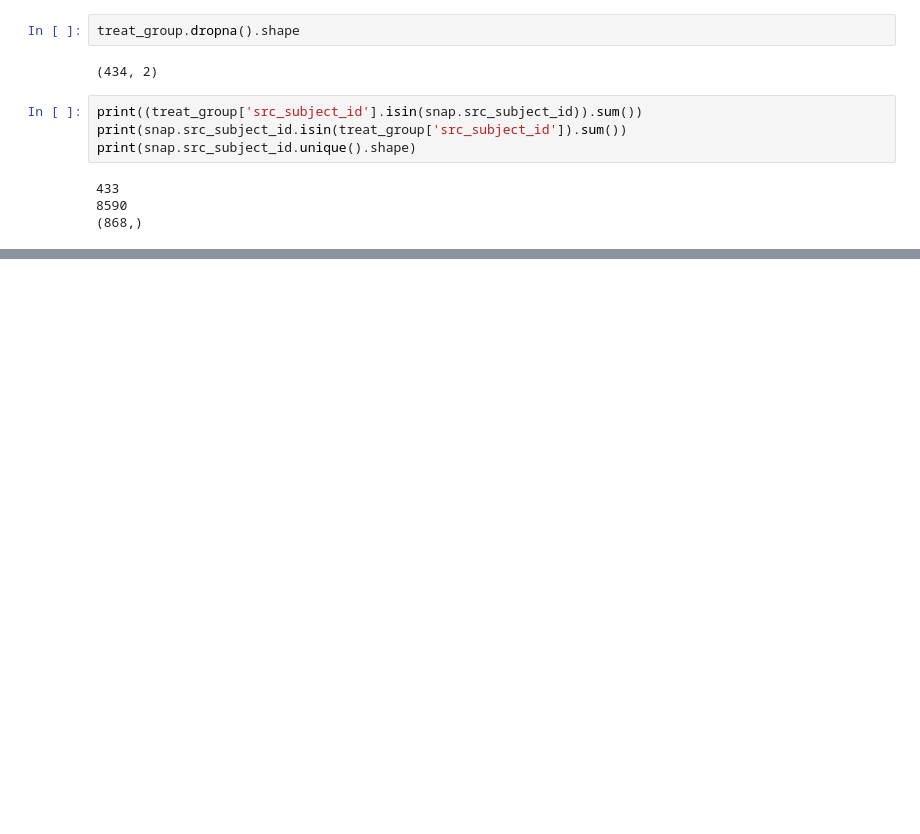
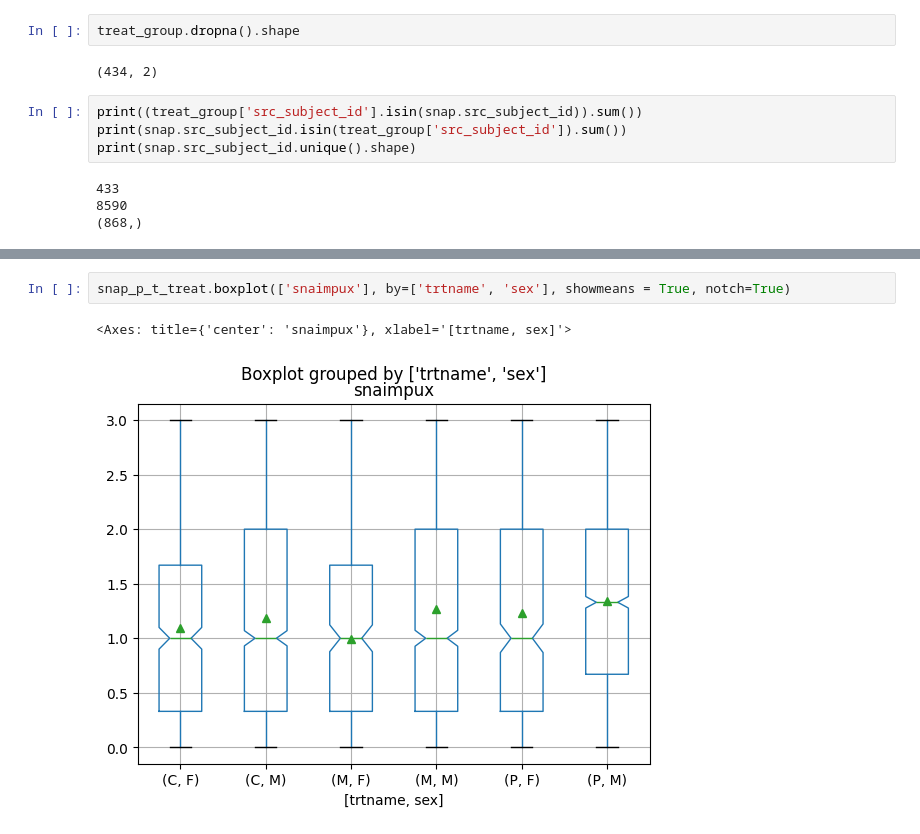
Before and after one commit to ALINA991/ADHD_fMRI, a Jupyter notebook: MTA/14_months_RR.ipynb, the cells around one changed output, grey strips where cells are left out. Saved outputs shown, nothing was run; the diff lists cells and outputs as text; blank space fills up the shorter version.

```diff
--- a/MTA/14_months_RR.ipynb
+++ b/MTA/14_months_RR.ipynb
@@ -700,0 +747,5 @@ rp.summary_cont(snap_p_t_treat.groupby('trtname')['snainatx'])
+# %%
+snap_p_t_treat.boxplot(['snaimpux'], by=['trtname', 'sex'], showmeans = True, notch=True)
+# %% [output]
+<Axes: title={'center': 'snaimpux'}, xlabel='[trtname, sex]'>
+[figure, added]
```
Also changed, not shown: parts of 54 cells of this notebook.
